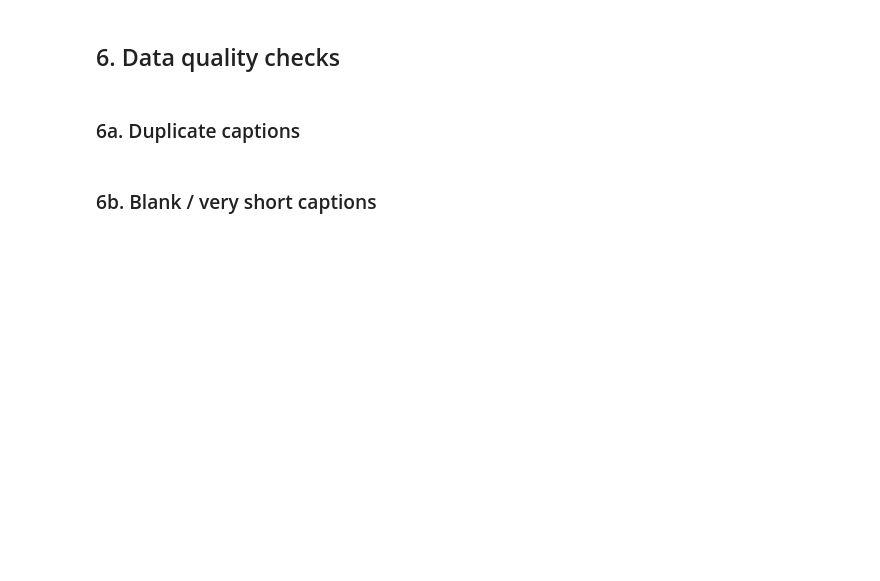
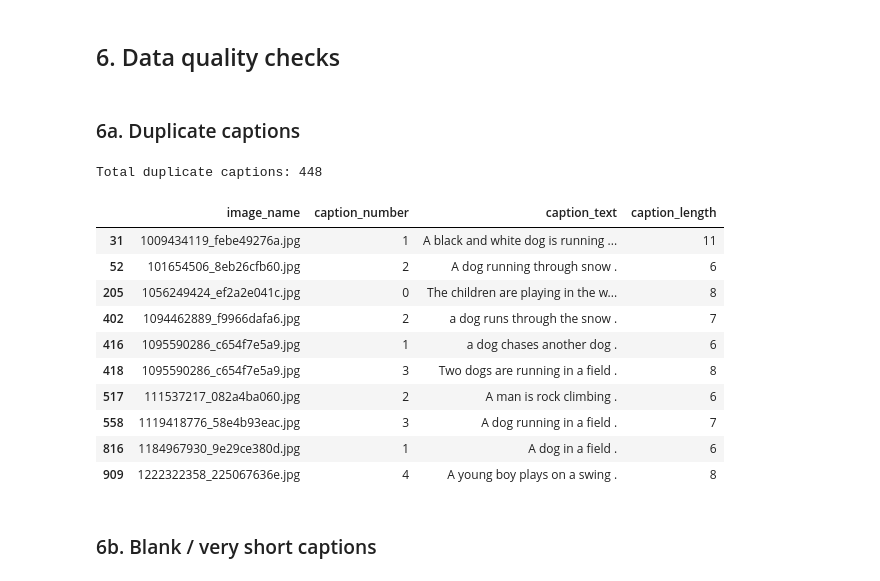
Before and after one commit to amarabibi47-sudo/internship-project, a Jupyter notebook: notebooks/01_eda_flickr8k.ipynb, the cells around one changed output. Saved outputs shown, nothing was run; the diff lists cells and outputs as text; code cells hidden in the pictures; blank space fills up the shorter version.

```diff
--- a/notebooks/01_eda_flickr8k.ipynb
+++ b/notebooks/01_eda_flickr8k.ipynb
@@ -184,3 +179,20 @@ images_with_dup_captions[:10]
+# %%
+duplicate_captions = df[df.duplicated(subset=['caption_text'], keep=False)]
+print(f"Total duplicate captions: {duplicate_captions.shape[0]}")
+duplicate_captions.head(10)
+# %% [output]
+Total duplicate captions: 448
+|  | image_name | caption_number | caption_text | caption_length |
+| 31 | 1009434119_febe49276a.jpg | 1 | A black and white dog is running ... | 11 |
+| 52 | 101654506_8eb26cfb60.jpg | 2 | A dog running through snow . | 6 |
+| 205 | 1056249424_ef2a2e041c.jpg | 0 | The children are playing in the w... | 8 |
+| 402 | 1094462889_f9966dafa6.jpg | 2 | a dog runs through the snow . | 7 |
+| 416 | 1095590286_c654f7e5a9.jpg | 1 | a dog chases another dog . | 6 |
+| 418 | 1095590286_c654f7e5a9.jpg | 3 | Two dogs are running in a field . | 8 |
+| 517 | 111537217_082a4ba060.jpg | 2 | A man is rock climbing . | 6 |
+| 558 | 1119418776_58e4b93eac.jpg | 3 | A dog running in a field . | 7 |
+| 816 | 1184967930_9e29ce380d.jpg | 1 | A dog in a field . | 6 |
+| 909 | 1222322358_225067636e.jpg | 4 | A young boy plays on a swing . | 8 |
 # %% [markdown]
 ### 6b. Blank / very short captions
 # %%
```
Also changed, not shown: parts of 24 cells of this notebook.
